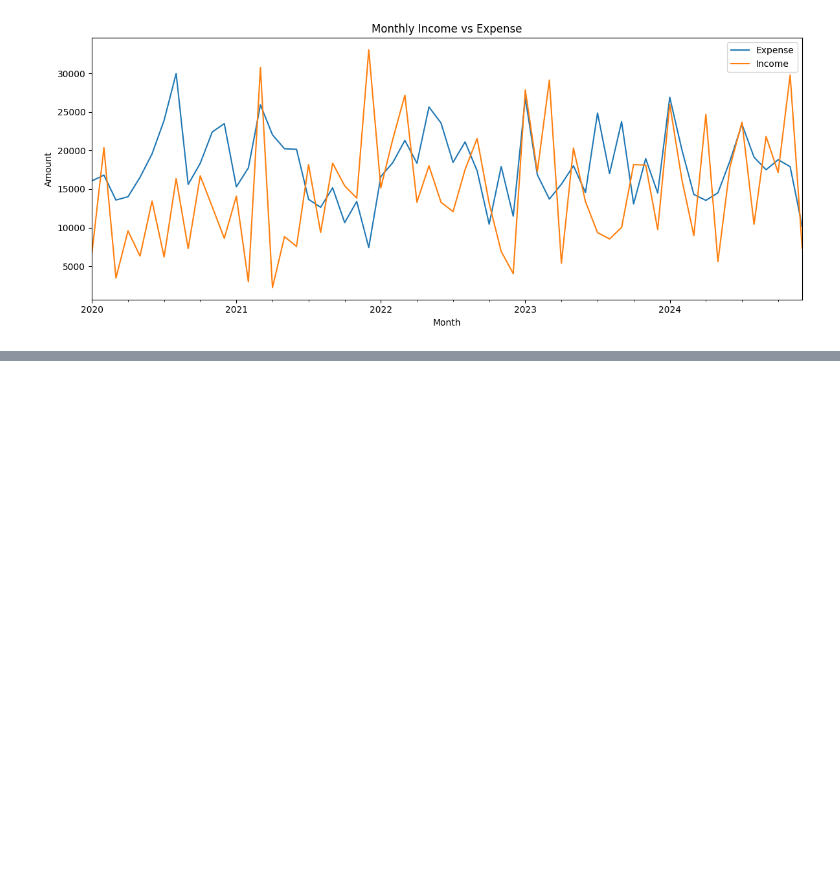
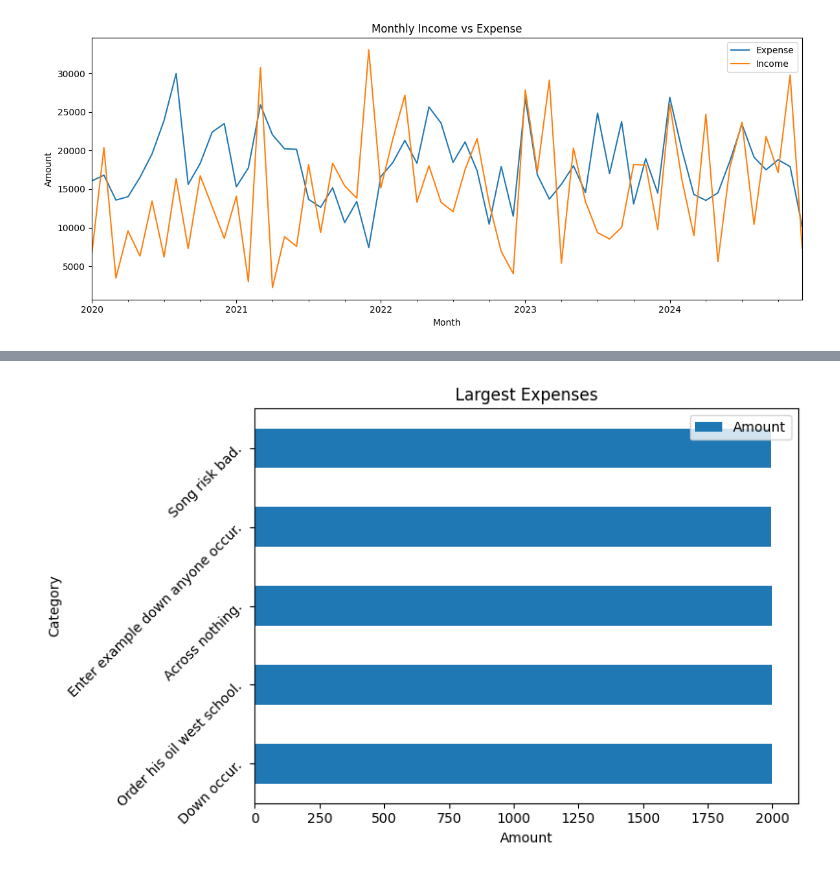
Before and after one commit to YASH280626/expense-tracker, a Jupyter notebook: analytics/analysis.ipynb, the cells around one changed output, grey strips where cells are left out. Cells and saved outputs as stored; diff of their text form; code cells hidden in the pictures; blank space fills up the shorter version.

```diff
--- a/analytics/analysis.ipynb
+++ b/analytics/analysis.ipynb
@@ -608,0 +639,12 @@ plt.show()
+# %%
+top5_expense = expense_df.sort_values(by='Amount', ascending=False).head()
+# %%
+top5_expense.plot(kind='barh',x = 'Transaction Description', y = 'Amount', figsize=(8,5))
+plt.title('Largest Expenses')
+plt.xlabel('Amount')
+plt.ylabel('Category')
+plt.yticks(rotation=45)
+plt.tight_layout()
+plt.show()
+# %% [output]
+[figure, added]
```
Also changed, not shown: parts of 9 cells of this notebook.
